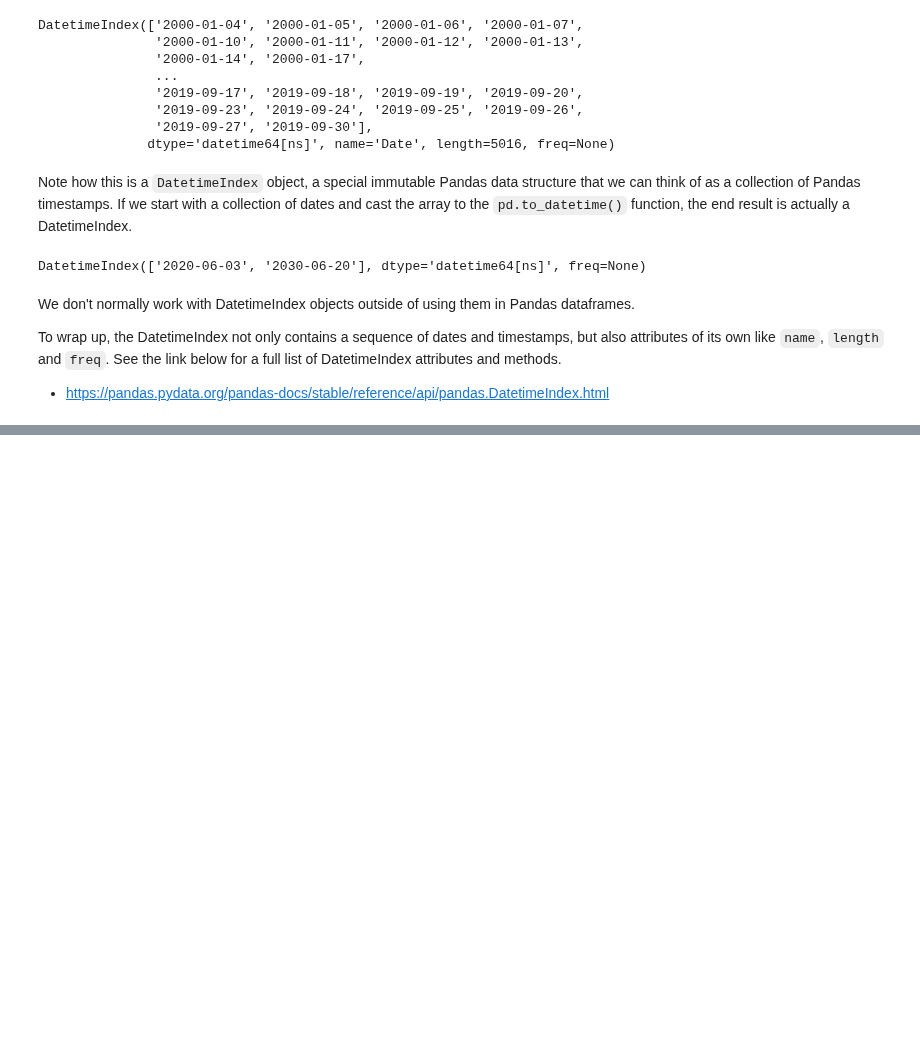
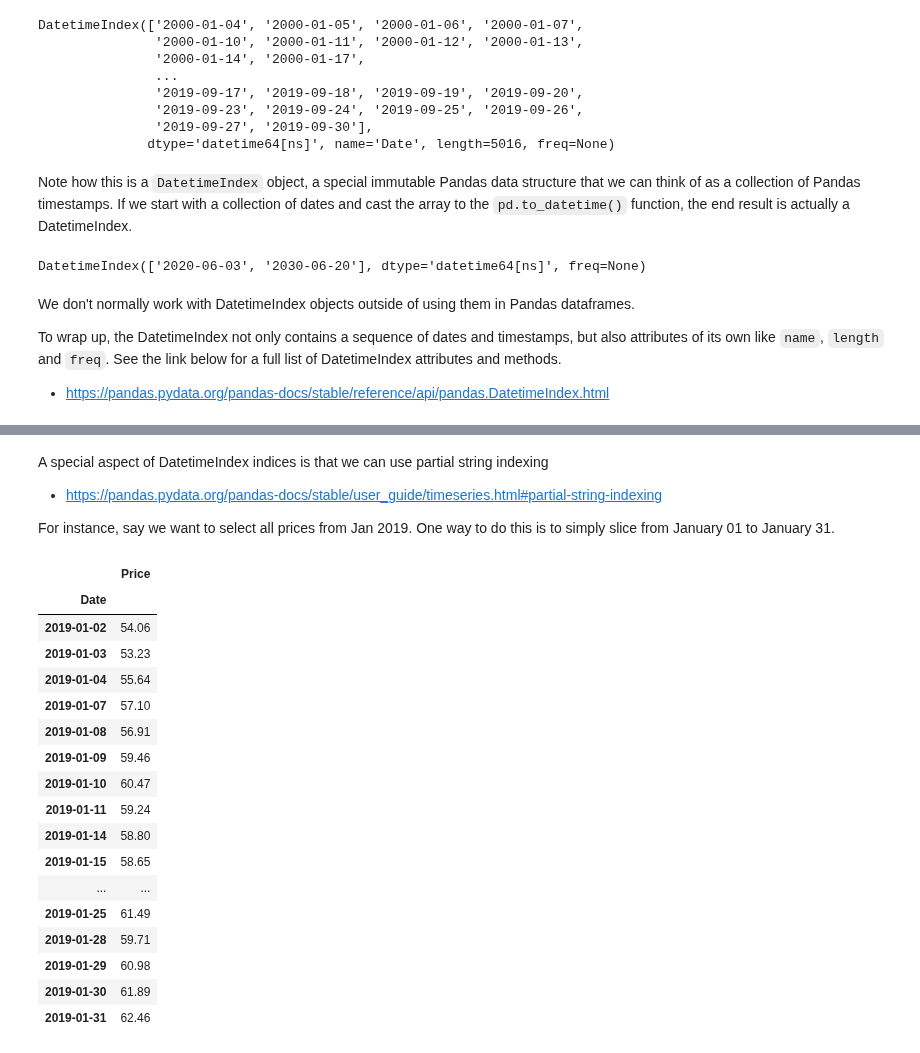
Before and after one commit to jgabunilas/pandas-bootcamp, a Jupyter notebook: Section10_Handling_Date_and_Time/Section10_Handling_Date_and_Time.ipynb, the cells around one changed output, grey strips where cells are left out. Cells and saved outputs as stored; diff of their text form; code cells hidden in the pictures; blank space fills up the shorter version.

```diff
--- a/Section10_Handling_Date_and_Time/Section10_Handling_Date_and_Time.ipynb
+++ b/Section10_Handling_Date_and_Time/Section10_Handling_Date_and_Time.ipynb
@@ -542,0 +677,26 @@ To wrap up, the DatetimeIndex not only contains a sequence of dates and timestam
+# %% [markdown]
+A special aspect of DatetimeIndex indices is that we can use partial string indexing
+* https://pandas.pydata.org/pandas-docs/stable/user_guide/timeseries.html#partial-string-indexing
+
+For instance, say we want to select all prices from Jan 2019. One way to do this is to simply slice from January 01 to January 31.
+# %%
+brent.loc['2019-01-01':'2019-01-31']
+# %% [output]
+|  | Price |
+| Date |  |
+| 2019-01-02 | 54.06 |
+| 2019-01-03 | 53.23 |
+| 2019-01-04 | 55.64 |
+| 2019-01-07 | 57.10 |
+| 2019-01-08 | 56.91 |
+| 2019-01-09 | 59.46 |
+| 2019-01-10 | 60.47 |
+| 2019-01-11 | 59.24 |
+| 2019-01-14 | 58.80 |
+| 2019-01-15 | 58.65 |
+| ... | ... |
+| 2019-01-25 | 61.49 |
+| 2019-01-28 | 59.71 |
+| 2019-01-29 | 60.98 |
+| 2019-01-30 | 61.89 |
+| 2019-01-31 | 62.46 |
```
Also changed, not shown: parts of 53 cells of this notebook.
